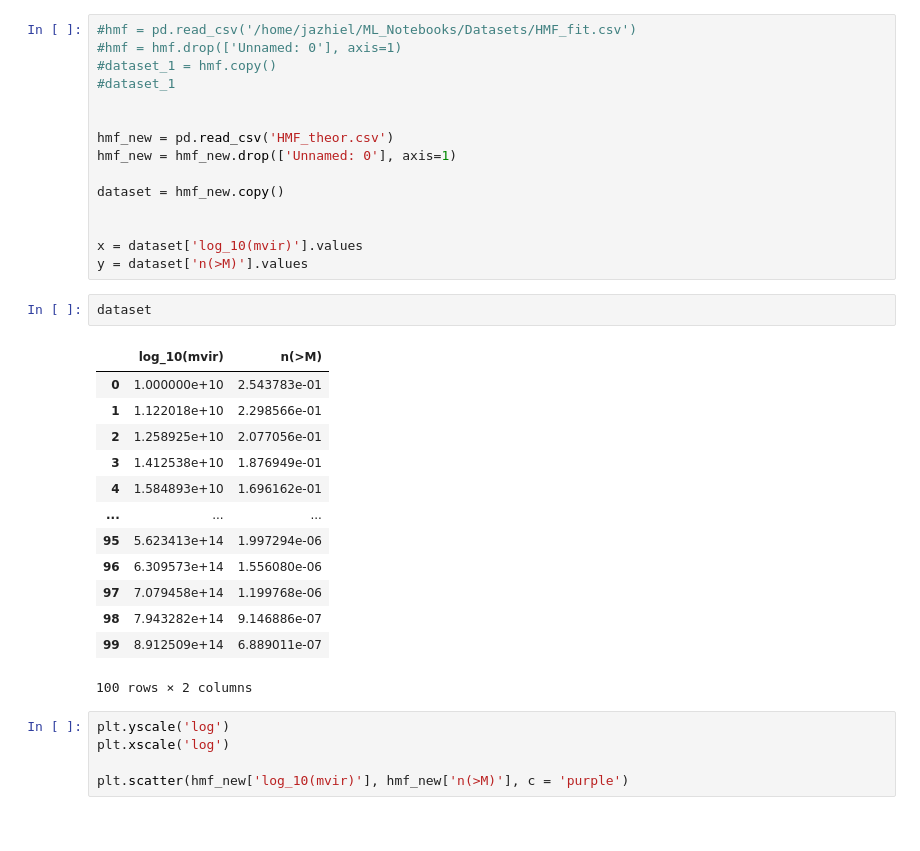
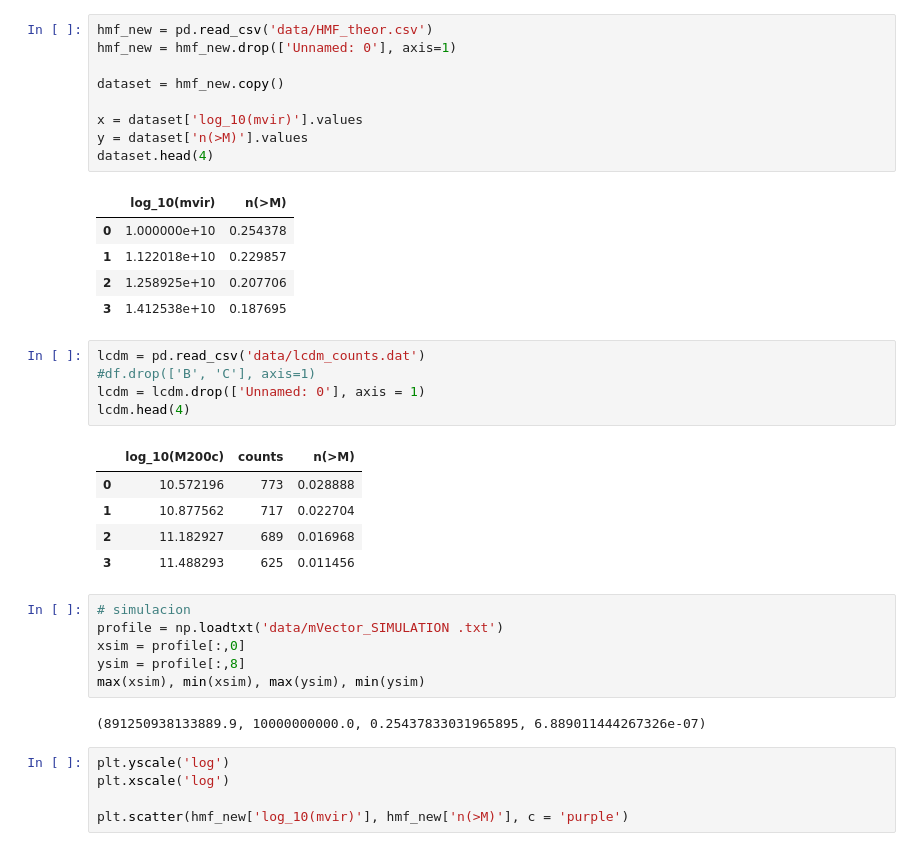
Before and after one commit to igomezv/ANN_Nbody, a Jupyter notebook: HMF_NEW_NN.ipynb, the cells around one changed output. Saved outputs shown, nothing was run; the diff lists cells and outputs as text.

```diff
--- a/HMF_NEW_NN.ipynb
+++ b/HMF_NEW_NN.ipynb
@@ -27,34 +20,37 @@ To enable them in other operations, rebuild TensorFlow with the appropriate comp
 # %%
-#hmf = pd.read_csv('/home/jazhiel/ML_Notebooks/Datasets/HMF_fit.csv')
-#hmf = hmf.drop(['Unnamed: 0'], axis=1)
-#dataset_1 = hmf.copy()
-#dataset_1
-
-
-hmf_new = pd.read_csv('HMF_theor.csv')
+hmf_new = pd.read_csv('data/HMF_theor.csv')
 hmf_new = hmf_new.drop(['Unnamed: 0'], axis=1)
 
 dataset = hmf_new.copy()
 
-
 x = dataset['log_10(mvir)'].values
 y = dataset['n(>M)'].values
+dataset.head(4)
+# %% [output]
+|  | log_10(mvir) | n(>M) |
+| 0 | 1.000000e+10 | 0.254378 |
+| 1 | 1.122018e+10 | 0.229857 |
+| 2 | 1.258925e+10 | 0.207706 |
+| 3 | 1.412538e+10 | 0.187695 |
-# %%
-dataset
-# %% [output]
-|  | log_10(mvir) | n(>M) |
-| 0 | 1.000000e+10 | 2.543783e-01 |
-| 1 | 1.122018e+10 | 2.298566e-01 |
-| 2 | 1.258925e+10 | 2.077056e-01 |
-| 3 | 1.412538e+10 | 1.876949e-01 |
-| 4 | 1.584893e+10 | 1.696162e-01 |
-| ... | ... | ... |
-| 95 | 5.623413e+14 | 1.997294e-06 |
-| 96 | 6.309573e+14 | 1.556080e-06 |
-| 97 | 7.079458e+14 | 1.199768e-06 |
-| 98 | 7.943282e+14 | 9.146886e-07 |
-| 99 | 8.912509e+14 | 6.889011e-07 |
-100 rows × 2 columns
+# %%
+lcdm = pd.read_csv('data/lcdm_counts.dat')
+#df.drop(['B', 'C'], axis=1)
+lcdm = lcdm.drop(['Unnamed: 0'], axis = 1)
+lcdm.head(4)
+# %% [output]
+|  | log_10(M200c) | counts | n(>M) |
+| 0 | 10.572196 | 773 | 0.028888 |
+| 1 | 10.877562 | 717 | 0.022704 |
+| 2 | 11.182927 | 689 | 0.016968 |
+| 3 | 11.488293 | 625 | 0.011456 |
+# %%
+# simulacion
+profile = np.loadtxt('data/mVector_SIMULATION .txt')
+xsim = profile[:,0]
+ysim = profile[:,8]
+max(xsim), min(xsim), max(ysim), min(ysim)
+# %% [output]
+(891250938133889.9, 10000000000.0, 0.25437833031965895, 6.889011444267326e-07)
 # %%
 plt.yscale('log')
 plt.xscale('log')
```
Also changed, not shown: parts of 20 cells of this notebook.
